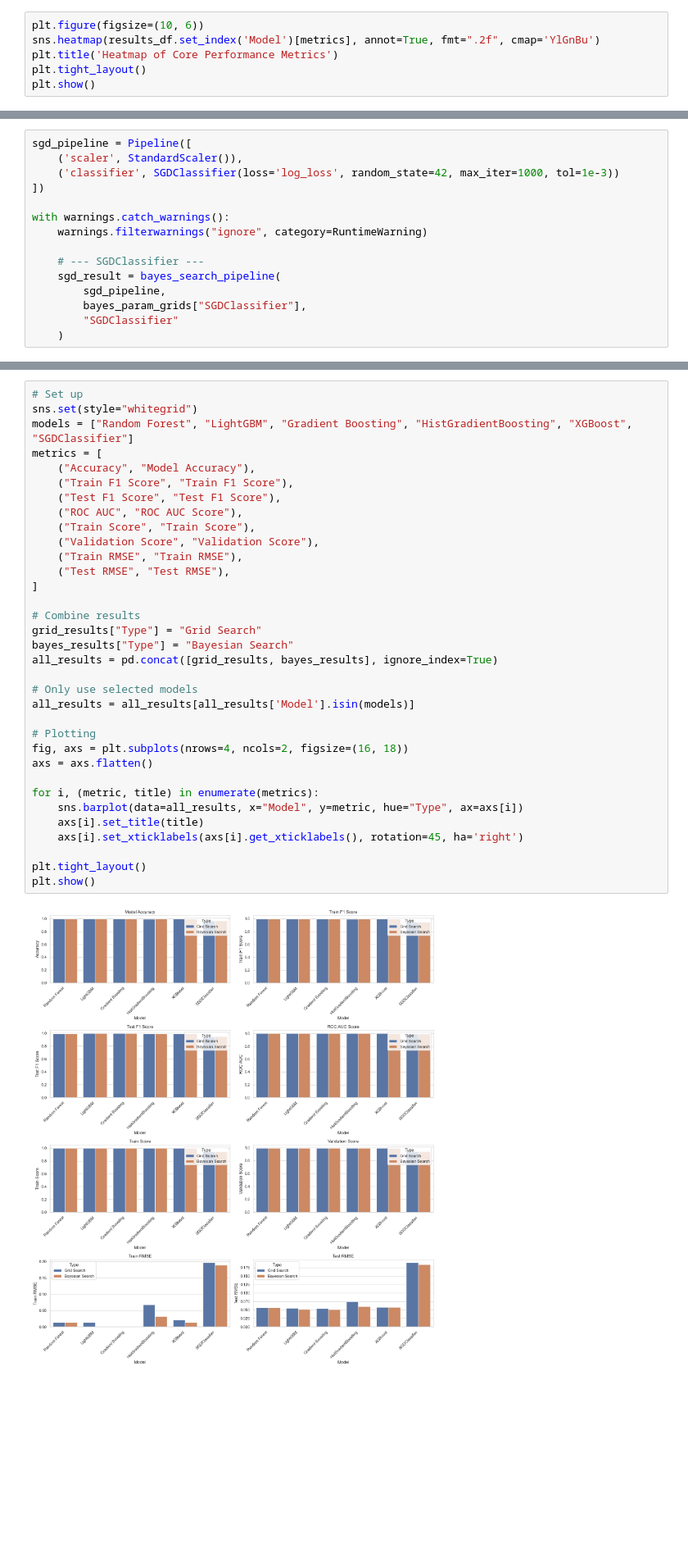
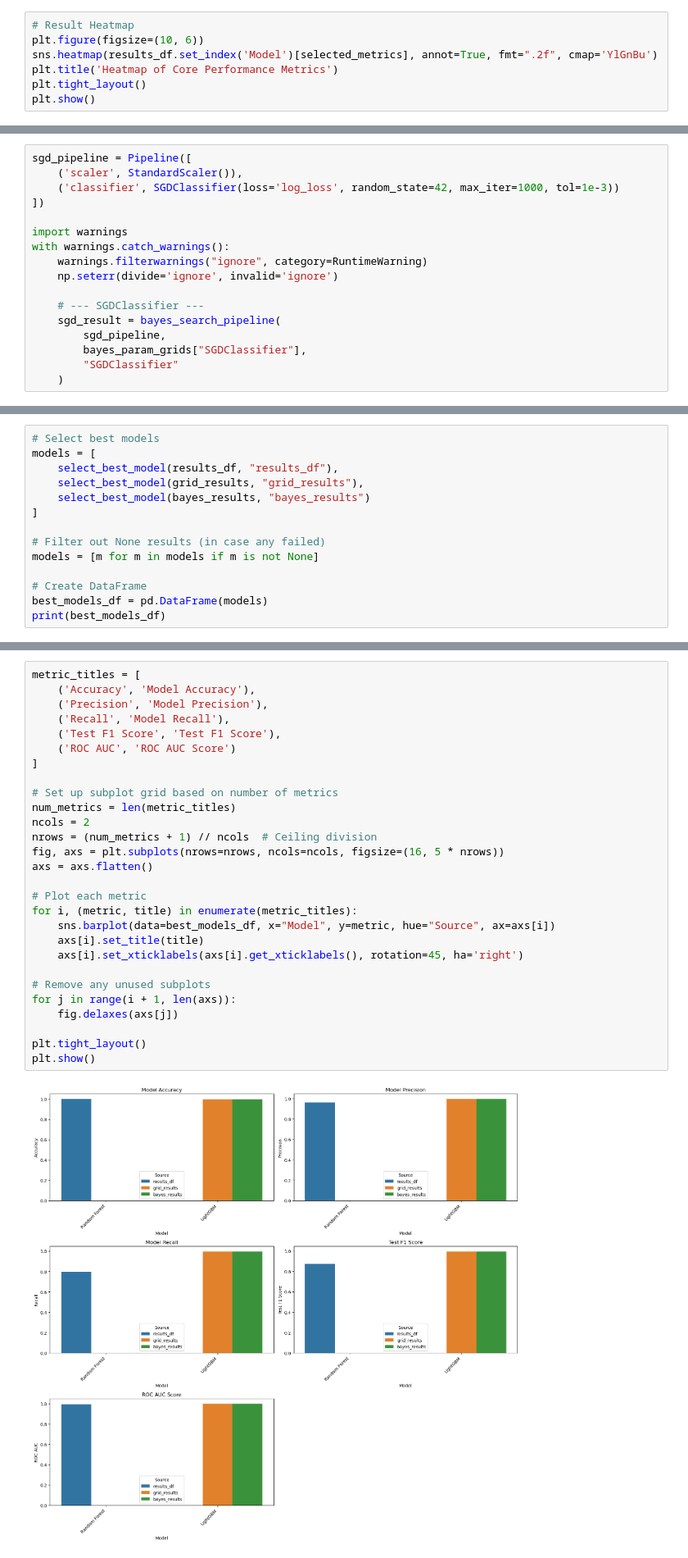
Before and after one commit to Rnamrata/credit-card-fraud-analysis, a Jupyter notebook: model_evalution.ipynb, the cells around one changed output, grey strips where cells are left out. Shown at 82% size. Cells and saved outputs as stored; diff of their text form; blank space fills up the shorter version.

```diff
--- a/model_evalution.ipynb
+++ b/model_evalution.ipynb
@@ -307,6 +351,7 @@ plt.show()
 # %%
+# Result Heatmap
 plt.figure(figsize=(10, 6))
-sns.heatmap(results_df.set_index('Model')[metrics], annot=True, fmt=".2f", cmap='YlGnBu')
+sns.heatmap(results_df.set_index('Model')[selected_metrics], annot=True, fmt=".2f", cmap='YlGnBu')
 plt.title('Heatmap of Core Performance Metrics')
 plt.tight_layout()
 plt.show()
@@ -880,8 +1098,10 @@ sgd_pipeline = Pipeline([
     ('classifier', SGDClassifier(loss='log_loss', random_state=42, max_iter=1000, tol=1e-3))
 ])
 
+import warnings
 with warnings.catch_warnings():
     warnings.filterwarnings("ignore", category=RuntimeWarning)
+    np.seterr(divide='ignore', invalid='ignore')
 
     # --- SGDClassifier ---
     sgd_result = bayes_search_pipeline(
@@ -996,0 +1336,14 @@ plt.show()
+# %%
+# Select best models
+models = [
+    select_best_model(results_df, "results_df"),
+    select_best_model(grid_results, "grid_results"),
+    select_best_model(bayes_results, "bayes_results")
+]
+
+# Filter out None results (in case any failed)
+models = [m for m in models if m is not None]
+
+# Create DataFrame
+best_models_df = pd.DataFrame(models)
+print(best_models_df)
@@ -997,36 +1387,30 @@ plt.show()
 # %%
-# Set up
-sns.set(style="whitegrid")
-models = ["Random Forest", "LightGBM", "Gradient Boosting", "HistGradientBoosting", "XGBoost", "SGDClassifier"]
-metrics = [
-    ("Accuracy", "Model Accuracy"),
-    ("Train F1 Score", "Train F1 Score"),
-    ("Test F1 Score", "Test F1 Score"),
-    ("ROC AUC", "ROC AUC Score"),
-    ("Train Score", "Train Score"),
-    ("Validation Score", "Validation Score"),
-    ("Train RMSE", "Train RMSE"),
-    ("Test RMSE", "Test RMSE"),
+metric_titles = [
+    ('Accuracy', 'Model Accuracy'),
+    ('Precision', 'Model Precision'),
+    ('Recall', 'Model Recall'),
+    ('Test F1 Score', 'Test F1 Score'),
+    ('ROC AUC', 'ROC AUC Score')
 ]
 
-# Combine results
-grid_results["Type"] = "Grid Search"
-bayes_results["Type"] = "Bayesian Search"
-all_results = pd.concat([grid_results, bayes_results], ignore_index=True)
-
-# Only use selected models
-all_results = all_results[all_results['Model'].isin(models)]
-
-# Plotting
-fig, axs = plt.subplots(nrows=4, ncols=2, figsize=(16, 18))
+# Set up subplot grid based on number of metrics
+num_metrics = len(metric_titles)
+ncols = 2
+nrows = (num_metrics + 1) // ncols  # Ceiling division
+fig, axs = plt.subplots(nrows=nrows, ncols=ncols, figsize=(16, 5 * nrows))
 axs = axs.flatten()
 
-for i, (metric, title) in enumerate(metrics):
-    sns.barplot(data=all_results, x="Model", y=metric, hue="Type", ax=axs[i])
+# Plot each metric
+for i, (metric, title) in enumerate(metric_titles):
+    sns.barplot(data=best_models_df, x="Model", y=metric, hue="Source", ax=axs[i])
     axs[i].set_title(title)
     axs[i].set_xticklabels(axs[i].get_xticklabels(), rotation=45, ha='right')
 
+# Remove any unused subplots
+for j in range(i + 1, len(axs)):
+    fig.delaxes(axs[j])
+
 plt.tight_layout()
 plt.show()
 # %% [output]
-[figure, old version]
+[figure, new version]
```
Also changed, not shown: parts of 40 cells of this notebook, 1 other file.
